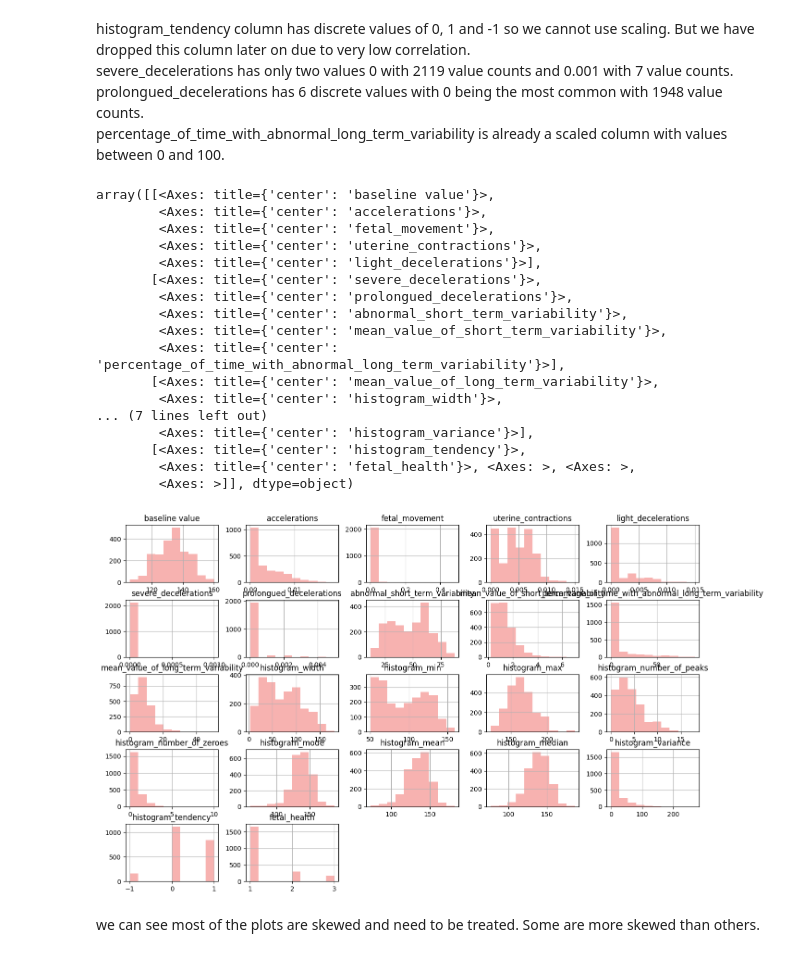
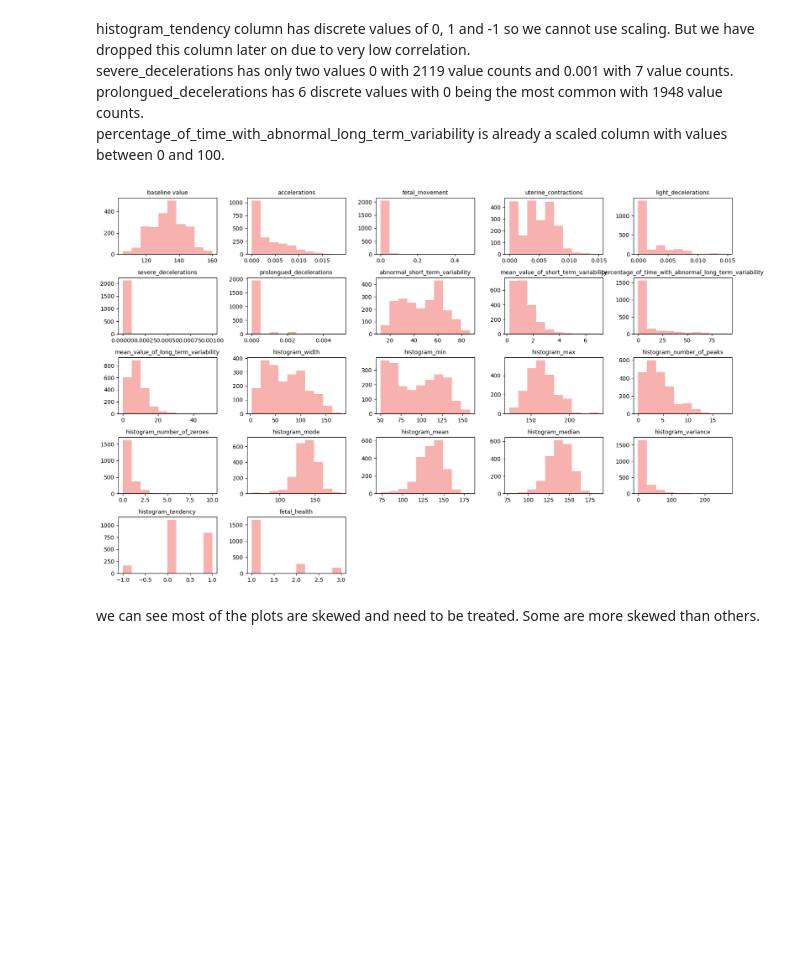
Before and after one commit to Shrutziee/FetusHealthClassifier, a Jupyter notebook: code file.ipynb, the cells around one changed output. Drawn from its saved outputs; the diff is of its cells as text; code cells hidden in the pictures; blank space fills up the shorter version.

```diff
--- a/code file.ipynb
+++ b/code file.ipynb
@@ -100,26 +100,13 @@ percentage_of_time_with_abnormal_long_term_variability is already a scaled colum
 # %%
  # plotting distribution of all the columns using histplot
 histplot=df.hist(figsize=(16,10), color='#f7b2b0')
-histplot
+for ax in histplot.flatten():
+    ax.title.set_size(10)
+    ax.grid(False)
+plt.tight_layout()
+plt.show()
 # %% [output]
-array([[<Axes: title={'center': 'baseline value'}>,
-        <Axes: title={'center': 'accelerations'}>,
-        <Axes: title={'center': 'fetal_movement'}>,
-        <Axes: title={'center': 'uterine_contractions'}>,
-        <Axes: title={'center': 'light_decelerations'}>],
-       [<Axes: title={'center': 'severe_decelerations'}>,
-        <Axes: title={'center': 'prolongued_decelerations'}>,
-        <Axes: title={'center': 'abnormal_short_term_variability'}>,
-        <Axes: title={'center': 'mean_value_of_short_term_variability'}>,
-        <Axes: title={'center': 'percentage_of_time_with_abnormal_long_term_variability'}>],
-       [<Axes: title={'center': 'mean_value_of_long_term_variability'}>,
-        <Axes: title={'center': 'histogram_width'}>,
-... (7 lines left out)
-        <Axes: title={'center': 'histogram_variance'}>],
-       [<Axes: title={'center': 'histogram_tendency'}>,
-        <Axes: title={'center': 'fetal_health'}>, <Axes: >, <Axes: >,
-        <Axes: >]], dtype=object)
-[figure, old version]
+[figure, new version]
 # %% [markdown]
 we can see most of the plots are skewed and need to be treated. Some are more skewed than others.
 # %%
```
Also changed, not shown: parts of 16 cells of this notebook.
